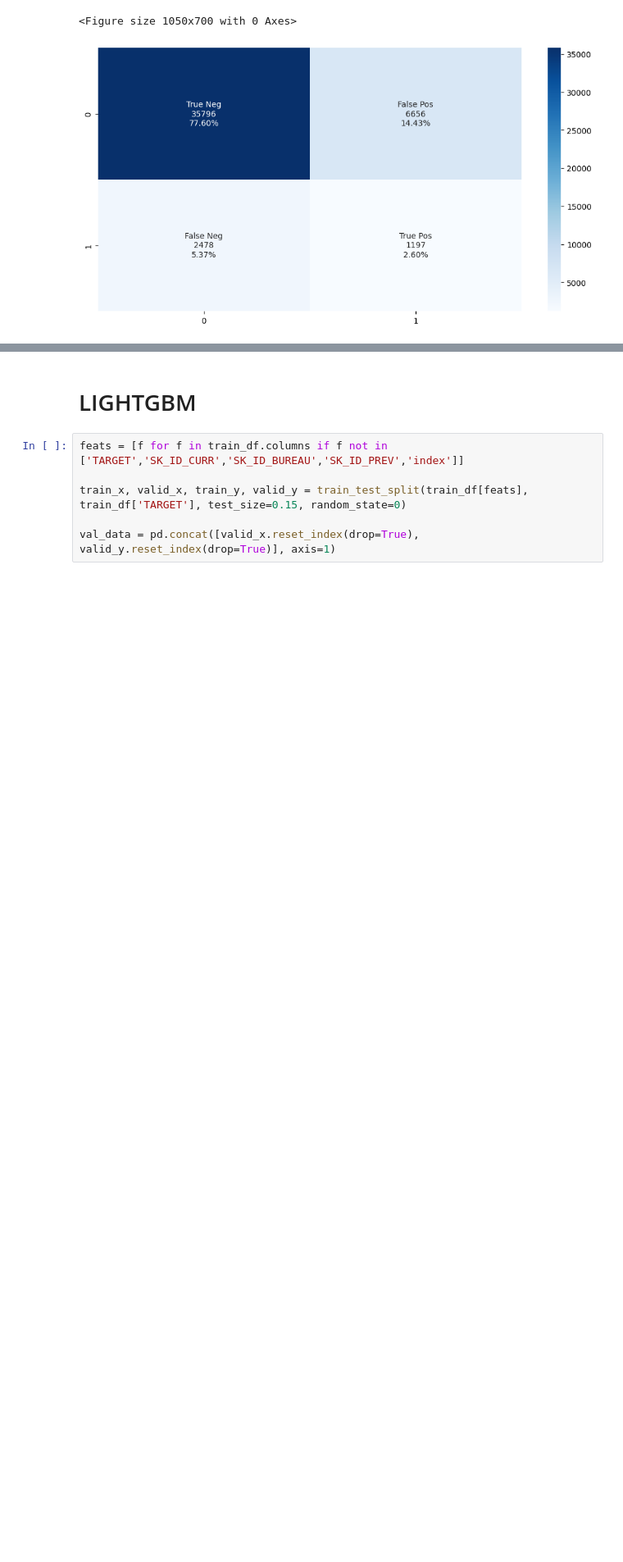
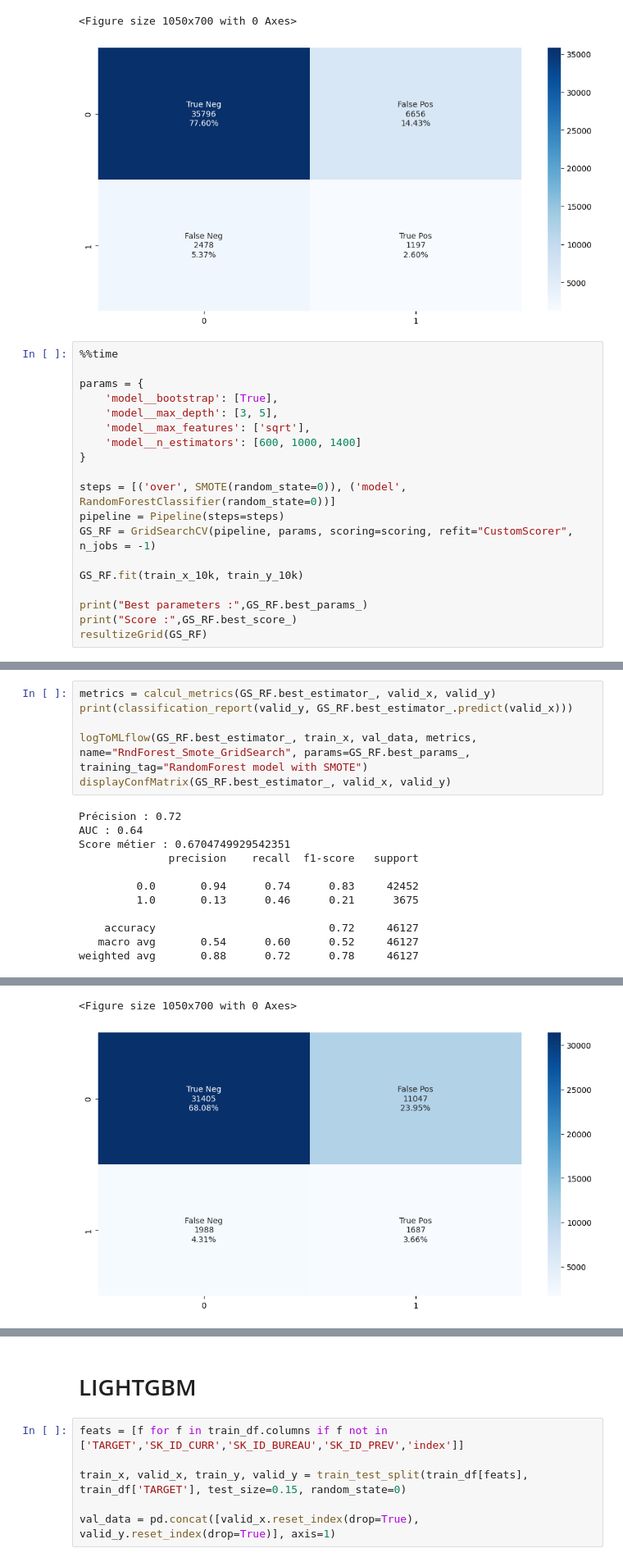
Before and after one commit to OCangrand/OC-Project7, a Jupyter notebook: Modelisation.ipynb, the cells around one changed output, grey strips where cells are left out. Shown at 82% size. Saved outputs shown, nothing was run; the diff lists cells and outputs as text; blank space fills up the shorter version.

Commit message:
Modelisation : Optimisation de RdmForest et LGBM

```diff
--- a/Modelisation.ipynb
+++ b/Modelisation.ipynb
@@ -501,3 +501,22 @@ weighted avg       0.87      0.80      0.83     46127
 2024/02/06 13:36:43 WARNING mlflow.models.evaluation.default_evaluator: Shap evaluation failed. Reason: ValueError('max_evals=500 is too low for the Permutation explainer, it must be at least 2 * num_ ...
 <Figure size 1050x700 with 0 Axes>
 [figure]
+# %%
+%%time
+
+params = {
+    'model__bootstrap': [True],
+    'model__max_depth': [3, 5],
+    'model__max_features': ['sqrt'],
+    'model__n_estimators': [600, 1000, 1400]
+}
+
+steps = [('over', SMOTE(random_state=0)), ('model', RandomForestClassifier(random_state=0))]
+pipeline = Pipeline(steps=steps)
+GS_RF = GridSearchCV(pipeline, params, scoring=scoring, refit="CustomScorer", n_jobs = -1)
+
+GS_RF.fit(train_x_10k, train_y_10k)
+
+print("Best parameters :",GS_RF.best_params_)
+print("Score :",GS_RF.best_score_)
+resultizeGrid(GS_RF)
@@ -503,0 +535,18 @@ weighted avg       0.87      0.80      0.83     46127
+# %%
+metrics = calcul_metrics(GS_RF.best_estimator_, valid_x, valid_y)
+print(classification_report(valid_y, GS_RF.best_estimator_.predict(valid_x)))
+
+logToMLflow(GS_RF.best_estimator_, train_x, val_data, metrics, name="RndForest_Smote_GridSearch", params=GS_RF.best_params_, training_tag="RandomForest model with SMOTE")
+displayConfMatrix(GS_RF.best_estimator_, valid_x, valid_y)
+# %% [output]
+Précision : 0.72
+AUC : 0.64
+Score métier : 0.6704749929542351
+              precision    recall  f1-score   support
+
+         0.0       0.94      0.74      0.83     42452
+         1.0       0.13      0.46      0.21      3675
+
+    accuracy                           0.72     46127
+   macro avg       0.54      0.60      0.52     46127
+weighted avg       0.88      0.72      0.78     46127
@@ -503,0 +557,2 @@ weighted avg       0.87      0.80      0.83     46127
+<Figure size 1050x700 with 0 Axes>
+[figure, added]
```
Also changed, not shown: parts of 15 cells of this notebook.
